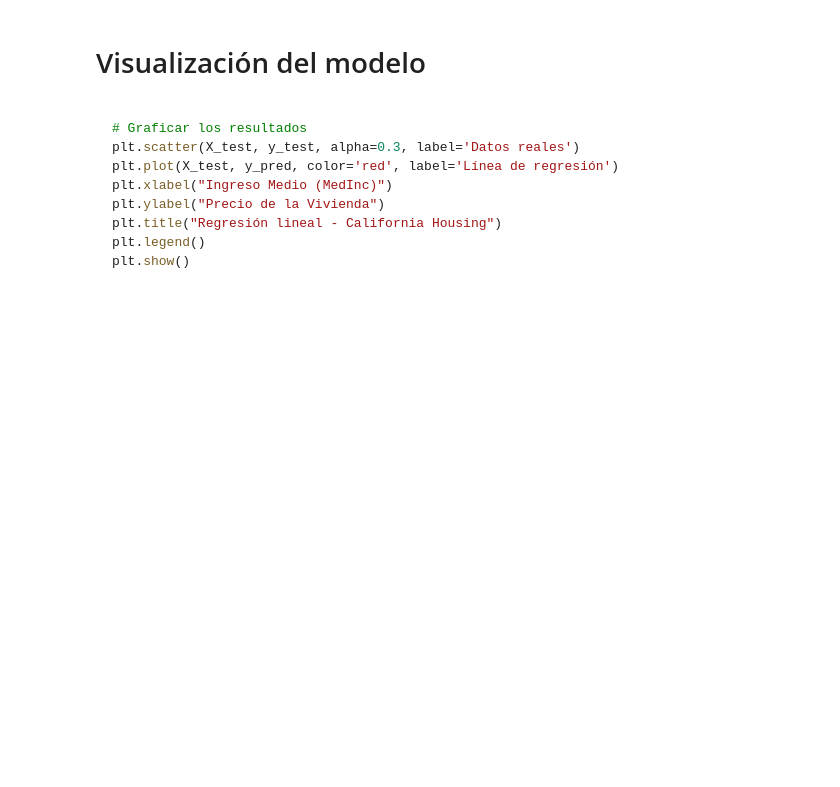
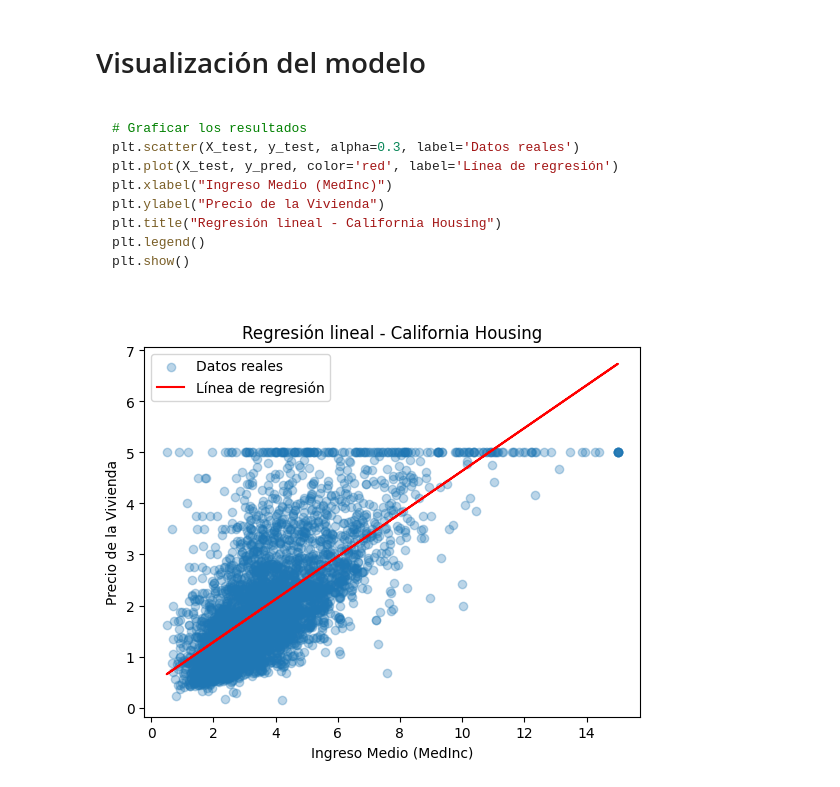
Before and after one commit to davidlealo/sic_ai_2025_jun, a Jupyter notebook: 03machinelearning/clase_9.ipynb, the cells around one changed output. Saved outputs shown, nothing was run; the diff lists cells and outputs as text; code cells hidden in the pictures; blank space fills up the shorter version.

```diff
--- a/03machinelearning/clase_9.ipynb
+++ b/03machinelearning/clase_9.ipynb
@@ -393,3 +393,36 @@ Este dataset contiene datos agregados por **bloques censales** del estado de Cal
 - No contiene **valores nulos o faltantes**.
 - Todas las columnas representan **valores promedio o totales** por bloque censal.
 - Es un dataset ideal para entrenar y evaluar modelos de **regresión supervisada**.
+# %%
+from sklearn.datasets import fetch_california_housing
+import pandas as pd
+from sklearn.model_selection import train_test_split
+from sklearn.linear_model import LinearRegression
+from sklearn.metrics import r2_score
+import matplotlib.pyplot as plt
+
+# Cargar el dataset
+data = fetch_california_housing()
+df = pd.DataFrame(data.data, columns=data.feature_names)
+df['Price'] = data.target
+
+# Seleccionar una sola variable (Ingreso medio)
+X = df[['MedInc']]
+y = df['Price']
+
+# Dividir los datos en entrenamiento y prueba
+X_train, X_test, y_train, y_test = train_test_split(X, y, test_size=0.2, random_state=42)
+
+# Crear y entrenar el modelo
+model = LinearRegression()
+model.fit(X_train, y_train)
+
+# Hacer predicciones
+y_pred = model.predict(X_test)
+
+# Evaluar el modelo
+print("R²:", r2_score(y_test, y_pred))
+
+# Mostrar coeficientes del modelo
+print("Coeficiente (pendiente):", model.coef_)
+print("Intersección (bias):", model.intercept_)
@@ -406,3 +484,14 @@ plt.ylabel("Precio de la Vivienda")
 plt.title("Regresión lineal - California Housing")
 plt.legend()
 plt.show()
+# %%
+# Graficar los resultados
+plt.scatter(X_test, y_test, alpha=0.3, label='Datos reales')
+plt.plot(X_test, y_pred, color='red', label='Línea de regresión')
+plt.xlabel("Ingreso Medio (MedInc)")
+plt.ylabel("Precio de la Vivienda")
+plt.title("Regresión lineal - California Housing")
+plt.legend()
+plt.show()
+# %% [output]
+[figure, added]
```
Also changed, not shown: parts of 3 cells of this notebook.
